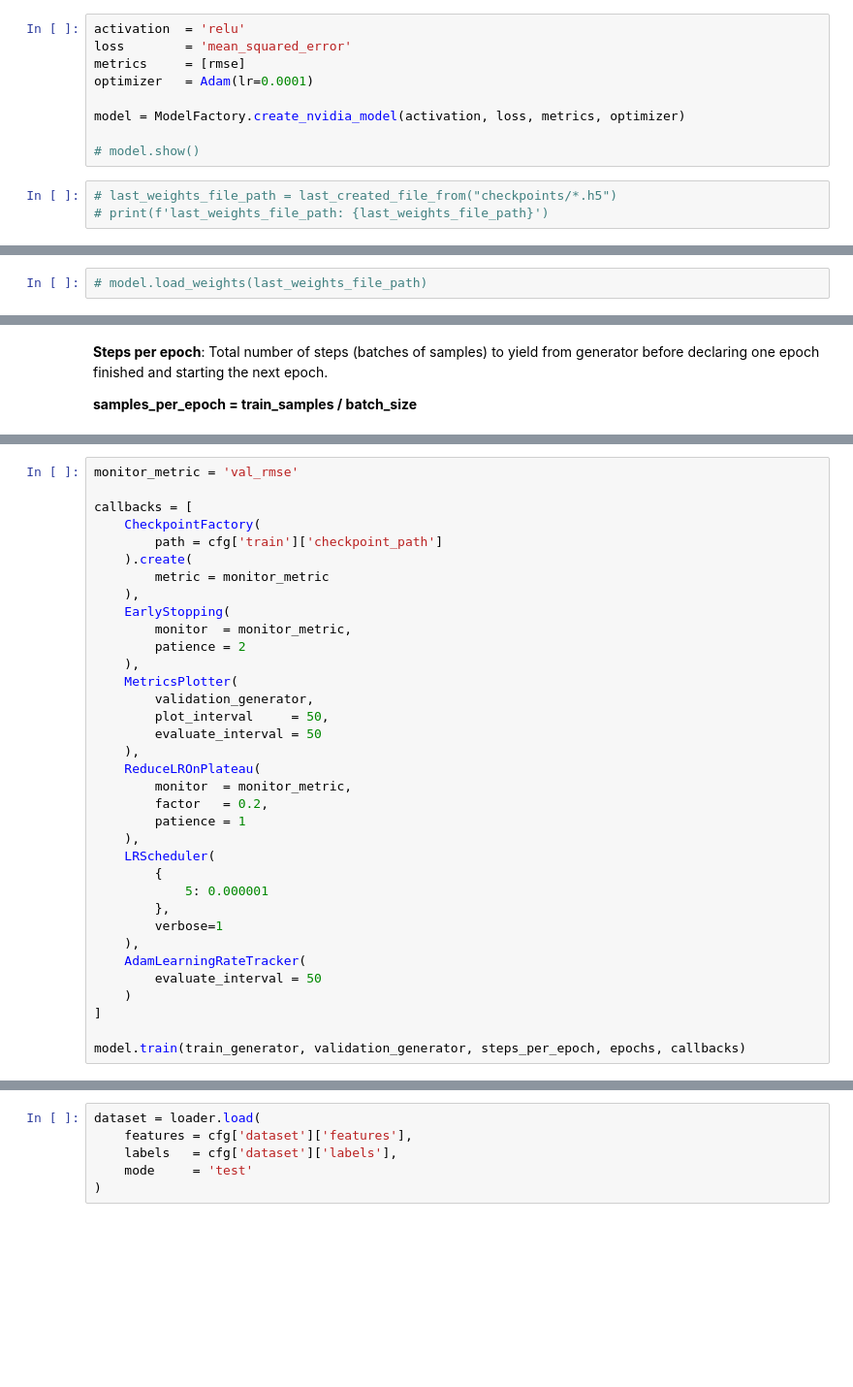
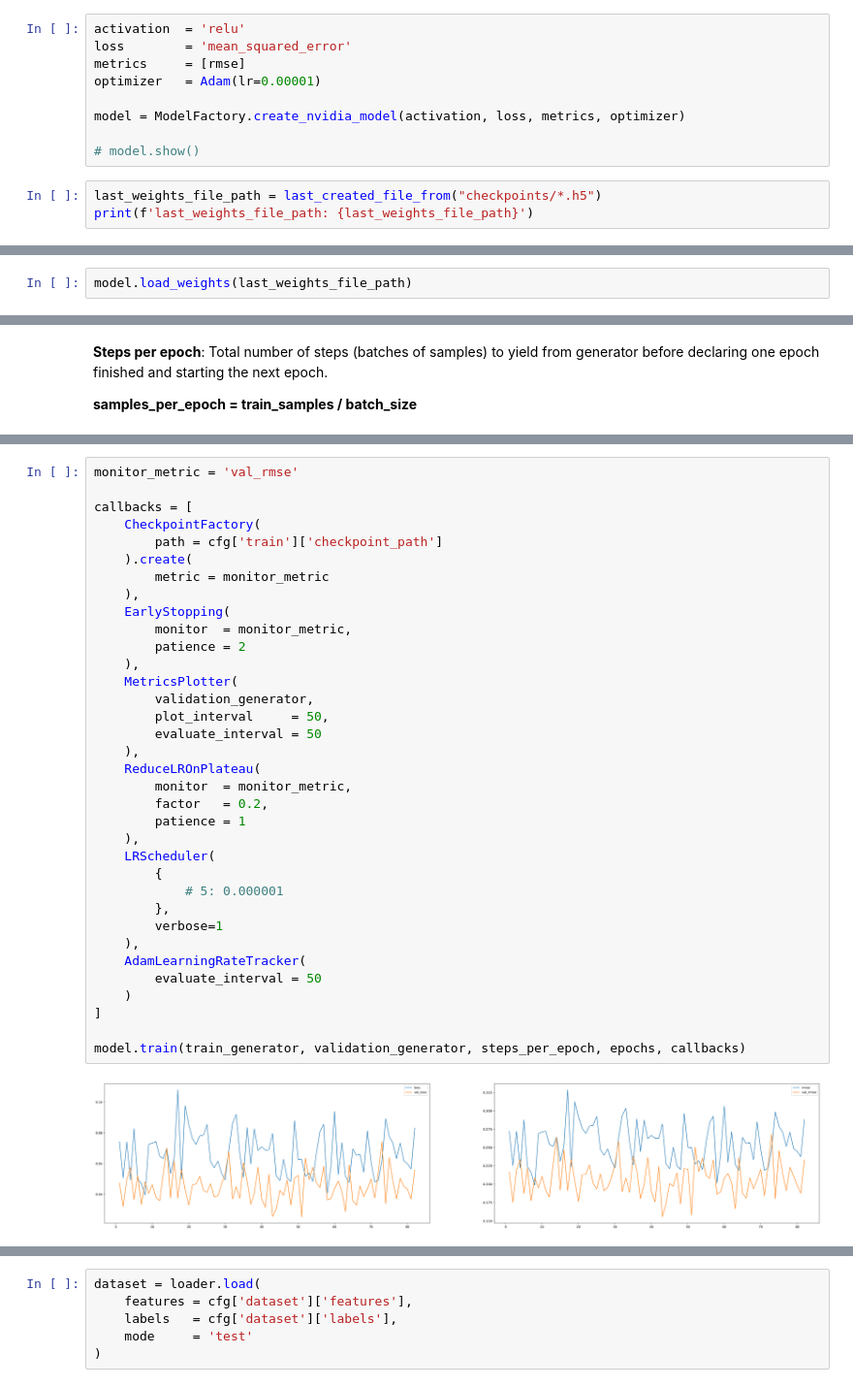
Before and after one commit to adrianmarino/self-driving-car-model, a Jupyter notebook: model-analysis.ipynb, the cells around one changed output, grey strips where cells are left out. Shown at 97% size. Drawn from its saved outputs; the diff is of its cells as text; blank space fills up the shorter version.

Commit message:
update new trained weights

```diff
--- a/model-analysis.ipynb
+++ b/model-analysis.ipynb
@@ -360,11 +358,11 @@ validation_generator.any_batch().show_labels_stats()
 activation  = 'relu'
 loss        = 'mean_squared_error'
 metrics     = [rmse]
-optimizer   = Adam(lr=0.0001)
+optimizer   = Adam(lr=0.00001)
 
 model = ModelFactory.create_nvidia_model(activation, loss, metrics, optimizer)
 
 # model.show()
 # %%
-# last_weights_file_path = last_created_file_from("checkpoints/*.h5")
-# print(f'last_weights_file_path: {last_weights_file_path}')
+last_weights_file_path = last_created_file_from("checkpoints/*.h5")
+print(f'last_weights_file_path: {last_weights_file_path}')
@@ -371,2 +371,2 @@ model = ModelFactory.create_nvidia_model(activation, loss, metrics, optimizer)
 # %%
-# model.load_weights(last_weights_file_path)
+model.load_weights(last_weights_file_path)
@@ -397,31 +393,32 @@ callbacks = [
         path = cfg['train']['checkpoint_path']
     ).create(
         metric = monitor_metric
     ),
     EarlyStopping(
         monitor  = monitor_metric,
         patience = 2
     ),
     MetricsPlotter(
         validation_generator,
         plot_interval     = 50,
         evaluate_interval = 50
     ),
     ReduceLROnPlateau(
         monitor  = monitor_metric,
         factor   = 0.2,
         patience = 1
     ),
     LRScheduler(
         {
-            5: 0.000001
+            # 5: 0.000001
         },
         verbose=1
     ),
     AdamLearningRateTracker(
         evaluate_interval = 50
     )
 ]
 
 model.train(train_generator, validation_generator, steps_per_epoch, epochs, callbacks)
 # %% [output]
+[figure, added]
```
Also changed, not shown: parts of 16 cells of this notebook, 3 other files.
